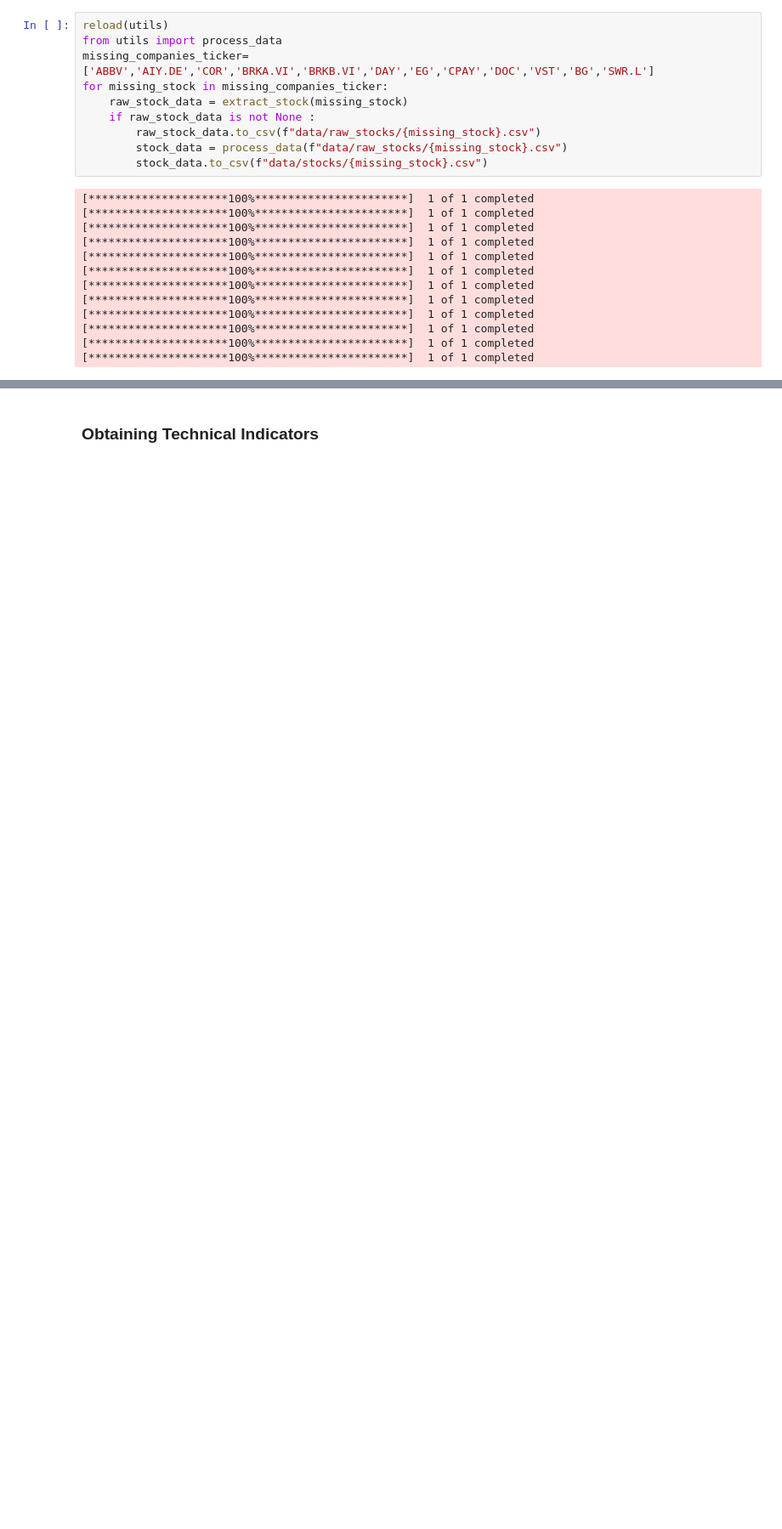
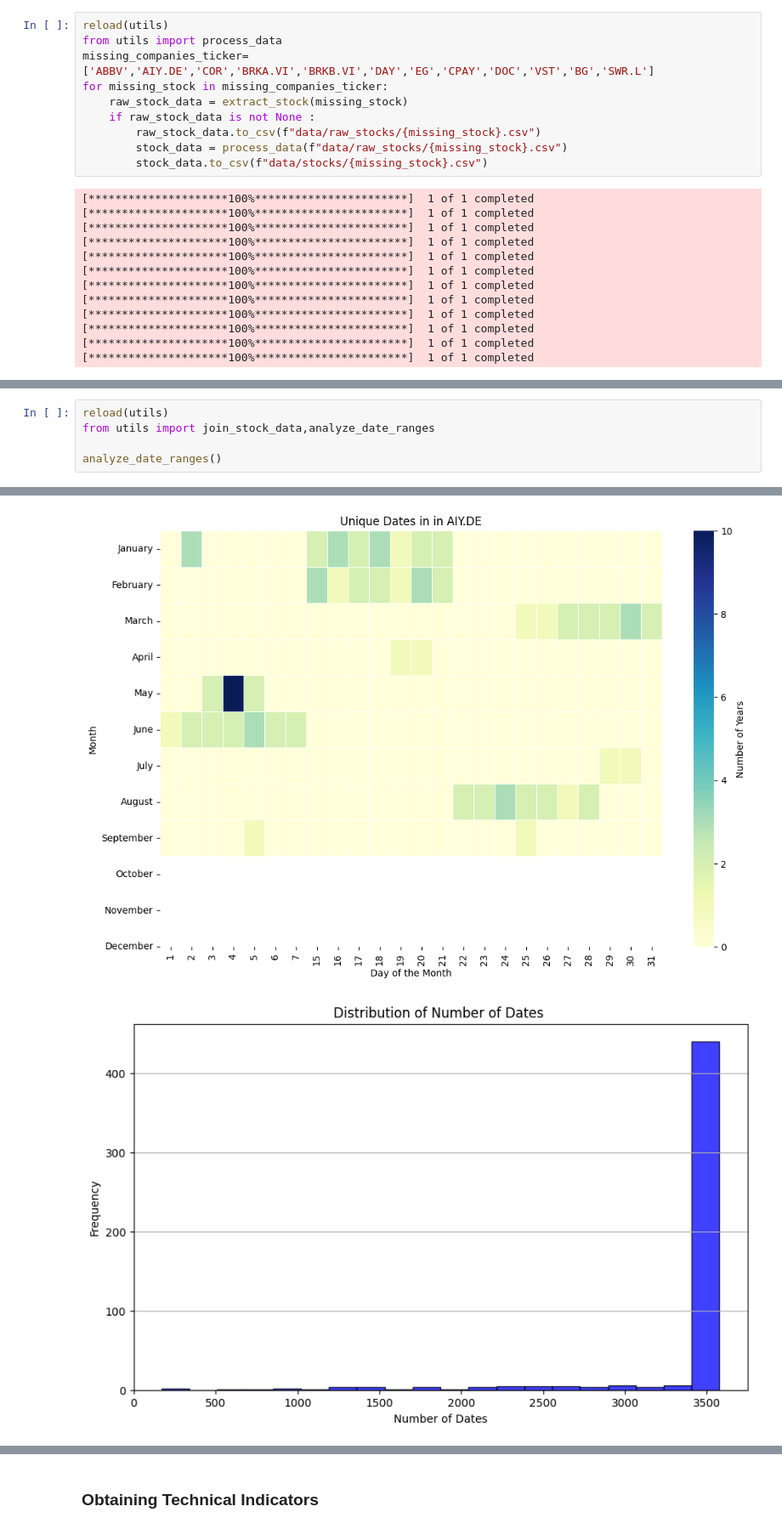
Before and after one commit to alfredofdlv/Proyect2_LABIACD, a Jupyter notebook: Notebook.ipynb, the cells around one changed output, grey strips where cells are left out. Shown at 85% size. Saved outputs shown, nothing was run; the diff lists cells and outputs as text; blank space fills up the shorter version.

```diff
--- a/Notebook.ipynb
+++ b/Notebook.ipynb
@@ -277,0 +288,6 @@ To address these challenges, we opted to merge the CSV files for each stock **ho
+# %%
+reload(utils)
+from utils import join_stock_data,analyze_date_ranges
+
+analyze_date_ranges()
+# %% [output]
@@ -277,0 +300,2 @@ To address these challenges, we opted to merge the CSV files for each stock **ho
+[figure, added]
+[figure, added]
```
Also changed, not shown: parts of 30 cells of this notebook, 4 other files.
